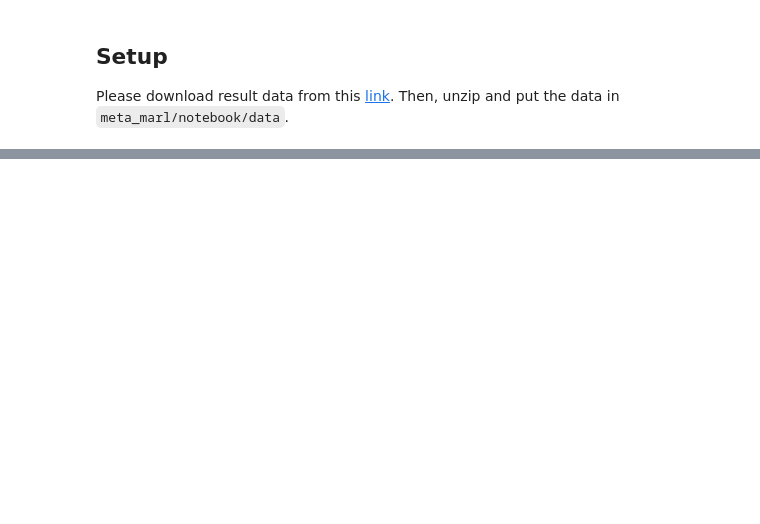
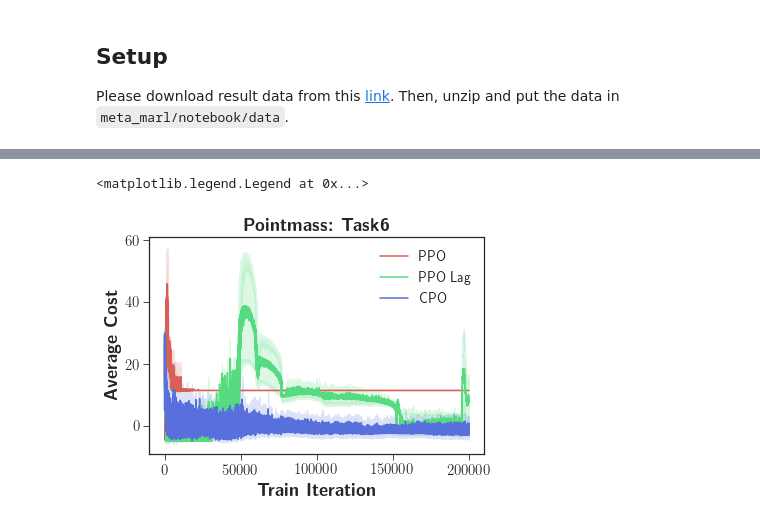
Before and after one commit to dkkim93/safety-starter-agents, a Jupyter notebook: notebook/result.ipynb, the cells around one changed output, grey strips where cells are left out. Drawn from its saved outputs; the diff is of its cells as text; code cells hidden in the pictures; blank space fills up the shorter version.

```diff
--- a/notebook/result.ipynb
+++ b/notebook/result.ipynb
@@ -51,0 +75,21 @@ def read_key_from_log(path, key, index, i_agent=None):
+# %%
+ppo_task6_cost, ppo_task6_obj = [], []
+for seed in range(1, 10):
+    path = "./data/pointmass/task6/ppo_seed::" + str(seed) + "_log"
+    try:
+        cost = read_key_from_log(path, key="cost", index=-1)
+    except:
+        continue
+    if len(cost) >= 200000:
+        ppo_task6_cost.append(np.array(cost))
+    else:
+        continue
+
+    obj = read_key_from_log(path, key="return", index=-1)
+    if len(obj) >= 200000:
+        ppo_task6_obj.append(np.array(obj))
+    else:
+        continue
+ppo_task6_cost = np.stack(ppo_task6_cost, axis=0) - 5
+ppo_task6_obj = np.stack(ppo_task6_obj, axis=0)
+print(ppo_task6_cost.shape, ppo_task6_obj.shape)
@@ -150,0 +247,27 @@ for task in [1, 2, 3, 4, 5, 6]:
+# %%
+fig, ax = plt.subplots()
+sns.set_style("ticks")
+datas = [ppo_task6_cost, ppo_lag_task6_cost, cpo_task6_cost]
+legends = ["PPO", "PPO Lag", "CPO"]
+colors = [
+    sns.color_palette("hls", 8)[0],
+    sns.color_palette("hls", 8)[3],
+    sns.color_palette("hls", 8)[5],
+    sns.color_palette("hls", 8)[6]]
+
+for data, legend, color in zip(datas, legends, colors):
+    mean = np.mean(data, axis=0)
+    std = np.std(data, axis=0)
+    confidence = 1.96 * std / float(np.sqrt(10))  # 95% interval
+    error = (mean - confidence, mean + confidence)
+
+    ax.fill_between(np.arange(mean.shape[0]), error[0], error[1], alpha=0.2, color=color)
+    ax.plot(np.arange(mean.shape[0]), mean, label=legend, color=color)
+
+plt.xlabel(r'\textbf{Train Iteration}', size=18)
+plt.ylabel(r'\textbf{Average Cost', size=18)
+plt.title(r'\textbf{Pointmass: Task6}', size=18)
+plt.legend()
+# %% [output]
+<matplotlib.legend.Legend at 0x...>
+[figure, added]
```
Also changed, not shown: parts of 9 cells of this notebook.
